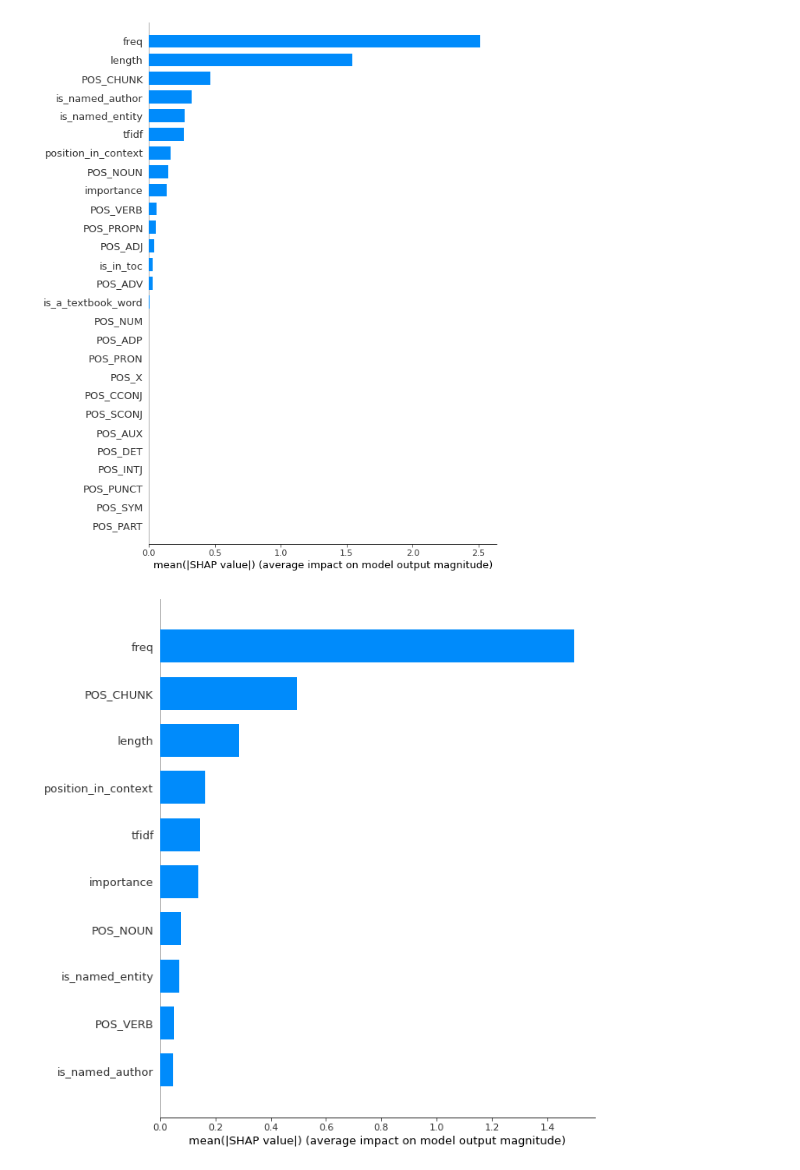
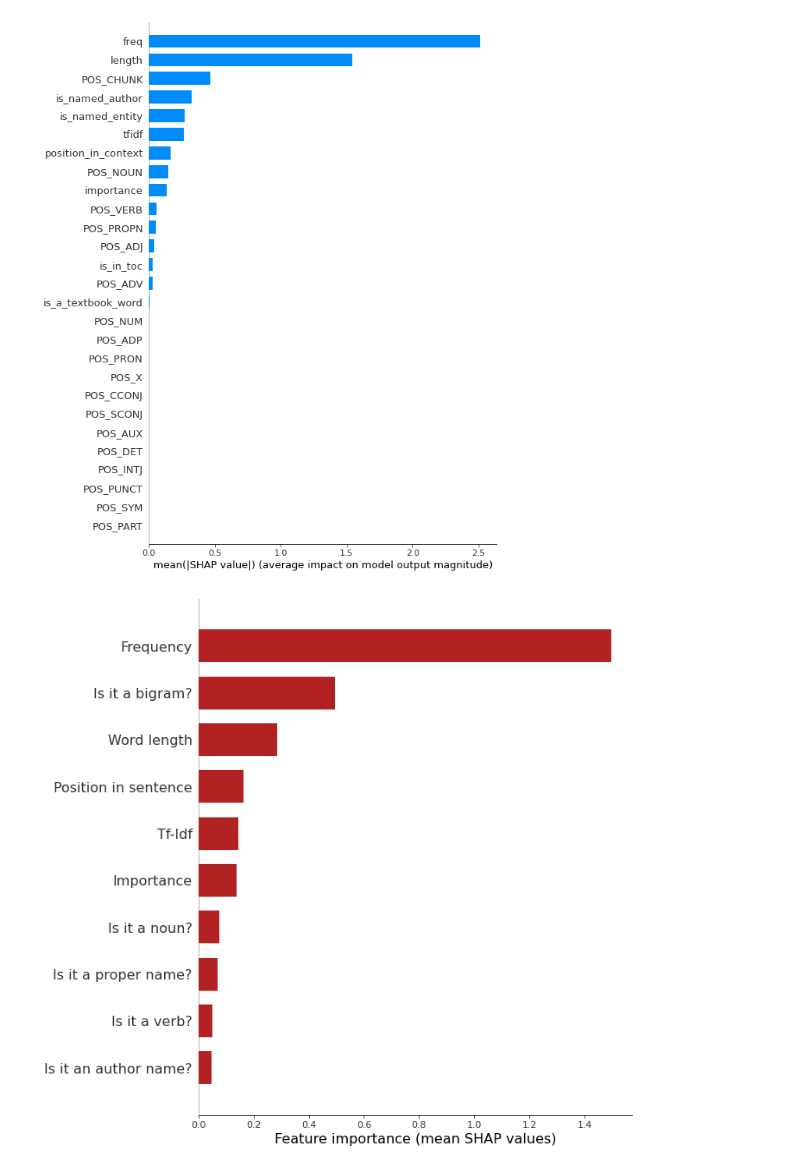
Before and after one commit to bertagrim/index_generator, a Jupyter notebook: src/classification_model.ipynb, the cells around one changed output. Saved outputs shown, nothing was run; the diff lists cells and outputs as text; code cells hidden in the pictures.

Commit message:
modified models notebook

```diff
--- a/src/classification_model.ipynb
+++ b/src/classification_model.ipynb
@@ -876,12 +875,18 @@ explainer_xgb1 = shap.TreeExplainer(xgb_mod1)
 shap_values_xgb1=explainer_xgb1(X1)
 # %%
 pickle.dump(shap_values_xgb1, open('../models/expected_value_xgb1.sav', 'wb'))
+# %%
+shap_values_xgb1 = pickle.load(open('../models/expected_value_xgb1.sav', 'rb'))
 # %%
-shap.summary_plot(shap_values_xgb1, X1, plot_type="bar", max_display=10,show=False)
+shap.summary_plot(shap_values_xgb1, X1, plot_type="bar", color='firebrick', max_display=10,show=False)
 fig = plt.gcf() # gcf means "get current figure"
 fig.set_figheight(11)
 fig.set_figwidth(9)
-plt.rcParams['font.size'] = '12'
+ax = plt.gca()
+labels=['Is it an author name?','Is it a verb?','Is it a proper name?','Is it a noun?','Importance','Tf-Idf','Position in sentence','Word length','Is it a bigram?','Frequency']
+ax.set_yticklabels(labels, fontsize=16)
+ax.set_xlabel("Feature importance (mean SHAP values)", fontsize=16)
+
 plt.savefig('../images/shap_summary_xgb1.png', bbox_inches="tight")
 # %% [output]
-[figure, old version]
+[figure, new version]
```
Also changed, not shown: parts of 2 cells of this notebook.
